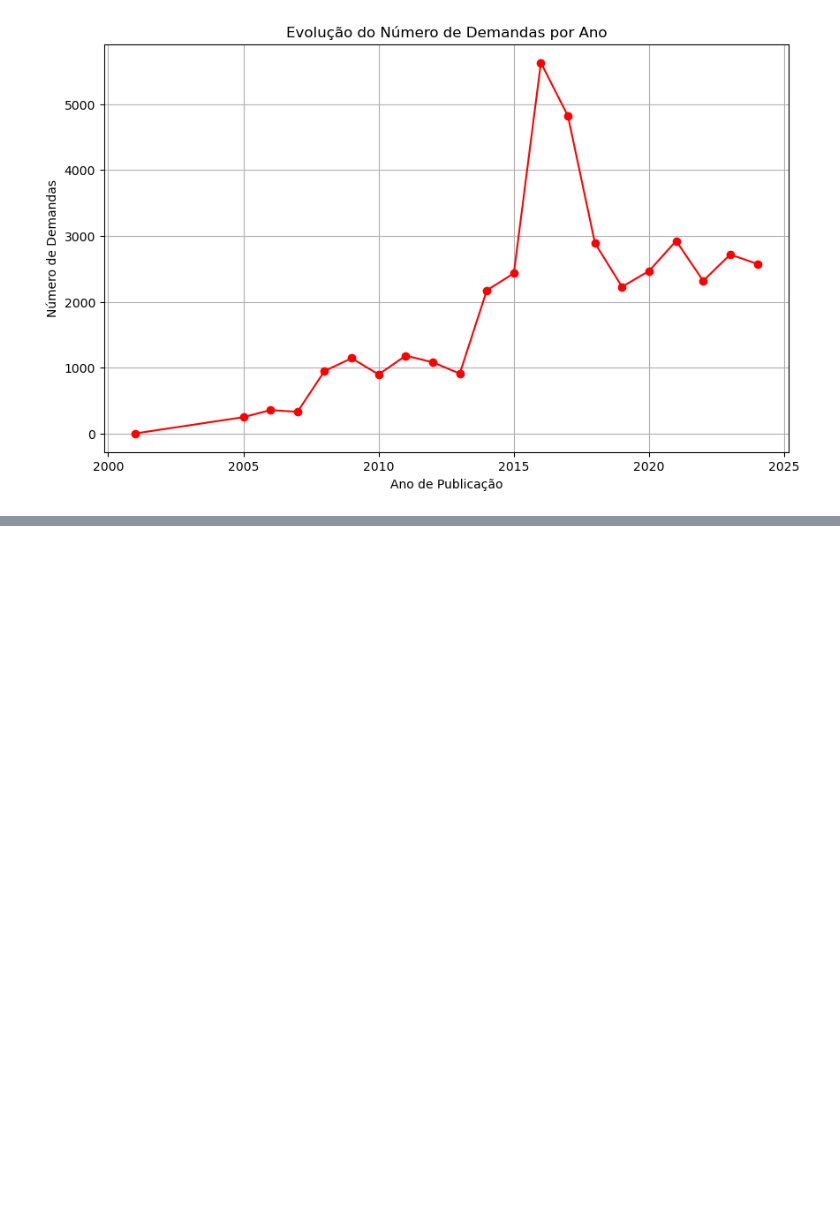
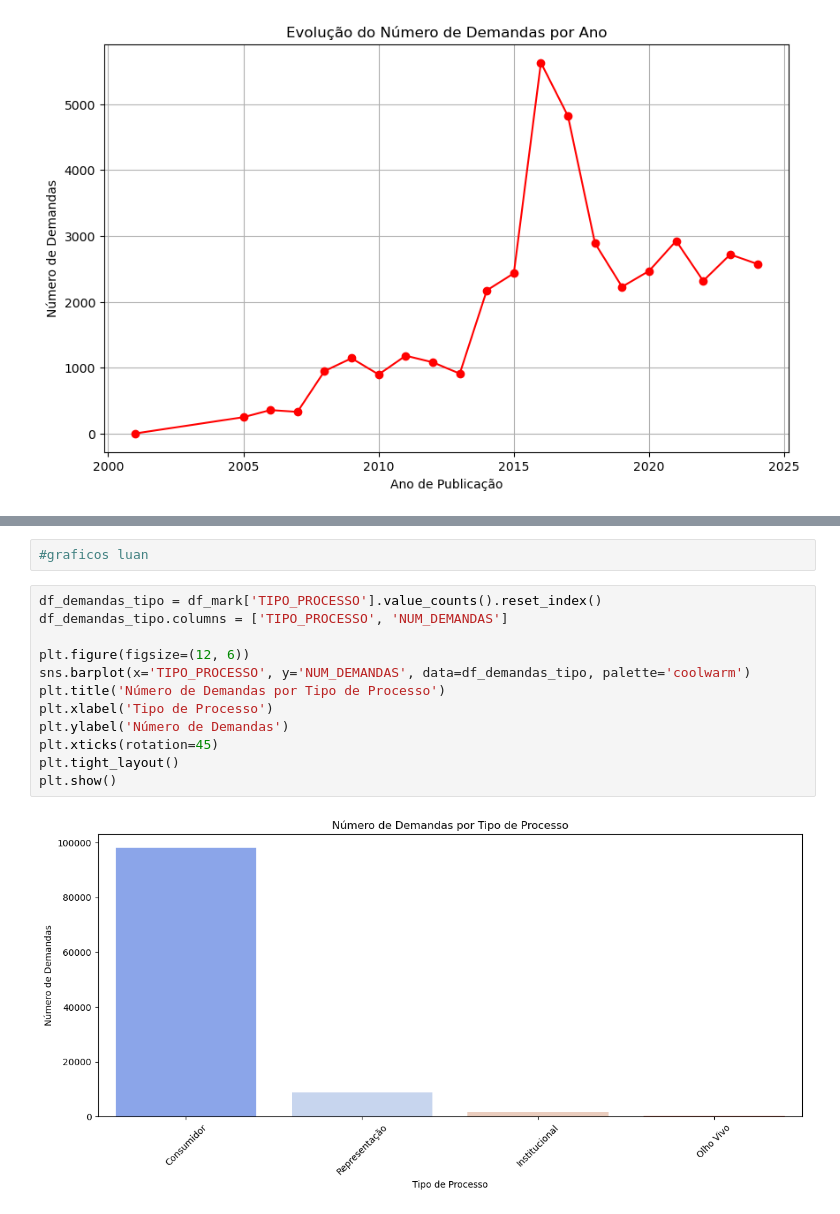
Before and after one commit to rdzw/DATA-SCIENCE-E-BUSINESS-INTELLIGENCE, a Jupyter notebook: turma2/atividade_26_11_24.ipynb, the cells around one changed output, grey strips where cells are left out. Cells and saved outputs as stored; diff of their text form; blank space fills up the shorter version.

```diff
--- a/turma2/atividade_26_11_24.ipynb
+++ b/turma2/atividade_26_11_24.ipynb
@@ -227,0 +251,16 @@ plt.show()
+# %%
+#graficos luan
+# %%
+df_demandas_tipo = df_mark['TIPO_PROCESSO'].value_counts().reset_index()
+df_demandas_tipo.columns = ['TIPO_PROCESSO', 'NUM_DEMANDAS']
+
+plt.figure(figsize=(12, 6))
+sns.barplot(x='TIPO_PROCESSO', y='NUM_DEMANDAS', data=df_demandas_tipo, palette='coolwarm')
+plt.title('Número de Demandas por Tipo de Processo')
+plt.xlabel('Tipo de Processo')
+plt.ylabel('Número de Demandas')
+plt.xticks(rotation=45)
+plt.tight_layout()
+plt.show()
+# %% [output]
+[figure, added]
```
Also changed, not shown: parts of 22 cells of this notebook, 1 other file.
